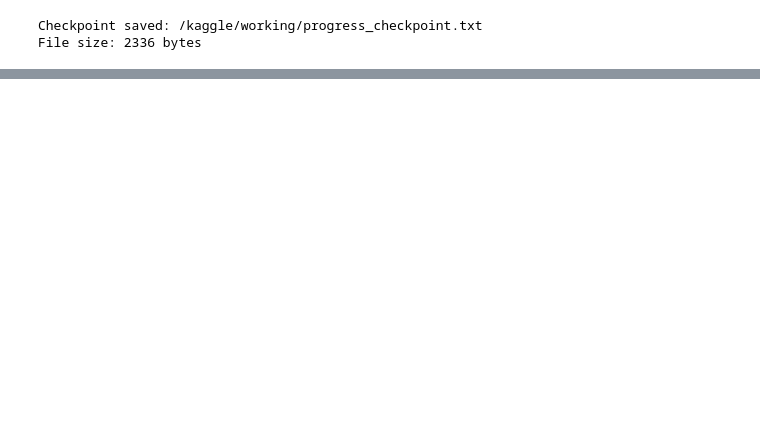
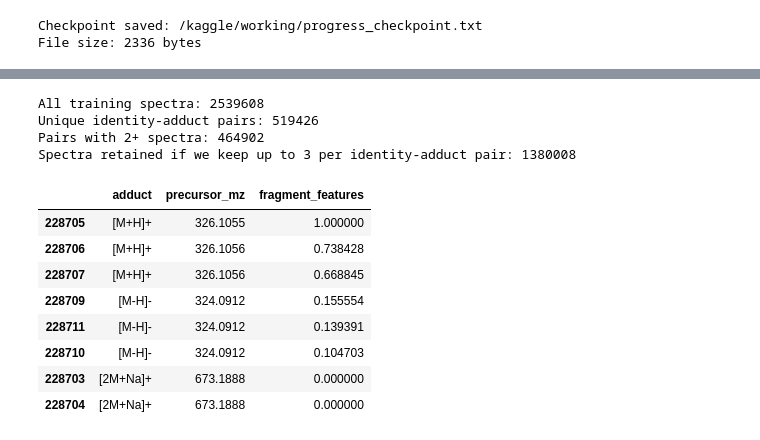
Before and after one commit to Denaj254/enveda-casmi-2026, a Jupyter notebook: enveda-casmi-2026-competition-page.ipynb, the cells around one changed output, grey strips where cells are left out. Cells and saved outputs as stored; diff of their text form; code cells hidden in the pictures; blank space fills up the shorter version.

```diff
--- a/enveda-casmi-2026-competition-page.ipynb
+++ b/enveda-casmi-2026-competition-page.ipynb
@@ -3295,0 +4426,71 @@ File size: 2336 bytes
+# %%
+reference_counts = (
+    train_spectra.groupby(["inchikey14", "adduct"])
+    .size()
+)
+
+print("All training spectra:", len(train_spectra))
+print(
+    "Unique identity-adduct pairs:",
+    len(reference_counts)
+)
+print(
+    "Pairs with 2+ spectra:",
+    int((reference_counts >= 2).sum())
+)
+print(
+    "Spectra retained if we keep up to 3 per identity-adduct pair:",
+    int(reference_counts.clip(upper=3).sum())
+)
+# %% [output]
+All training spectra: 2539608
+Unique identity-adduct pairs: 519426
+Pairs with 2+ spectra: 464902
+Spectra retained if we keep up to 3 per identity-adduct pair: 1380008
+# %%
+failed_id = "FTCPNPNVWBKFEE"
+
+failed_refs = (
+    train_spectra[train_spectra["inchikey14"] == failed_id]
+    .groupby("adduct", group_keys=False)
+    .head(3)
+    .copy()
+)
+
+failed_query = validation_sample[
+    validation_sample["inchikey14"] == failed_id
+].iloc[0]
+
+query_features = spectrum_to_dict(
+    failed_query["ms2_mzs"],
+    failed_query["ms2_normalized_intensities"]
+)
+
+failed_refs["fragment_features"] = [
+    [
+        fragment_cosine(
+            query_features,
+            spectrum_to_dict(mzs, intensities)
+        )
+    ][0]
+    for mzs, intensities in zip(
+        failed_refs["ms2_mzs"],
+        failed_refs["ms2_normalized_intensities"]
+    )
+]
+
+display(
+    failed_refs[
+        ["adduct", "precursor_mz", "fragment_features"]
+    ].sort_values("fragment_features", ascending=False)
+)
+# %% [output]
+|  | adduct | precursor_mz | fragment_features |
+| 228705 | [M+H]+ | 326.1055 | 1.000000 |
+| 228706 | [M+H]+ | 326.1056 | 0.738428 |
+| 228707 | [M+H]+ | 326.1056 | 0.668845 |
+| 228709 | [M-H]- | 324.0912 | 0.155554 |
+| 228711 | [M-H]- | 324.0912 | 0.139391 |
+| 228710 | [M-H]- | 324.0912 | 0.104703 |
+| 228703 | [2M+Na]+ | 673.1888 | 0.000000 |
+| 228704 | [2M+Na]+ | 673.1888 | 0.000000 |
```
Also changed, not shown: parts of 122 cells of this notebook.
